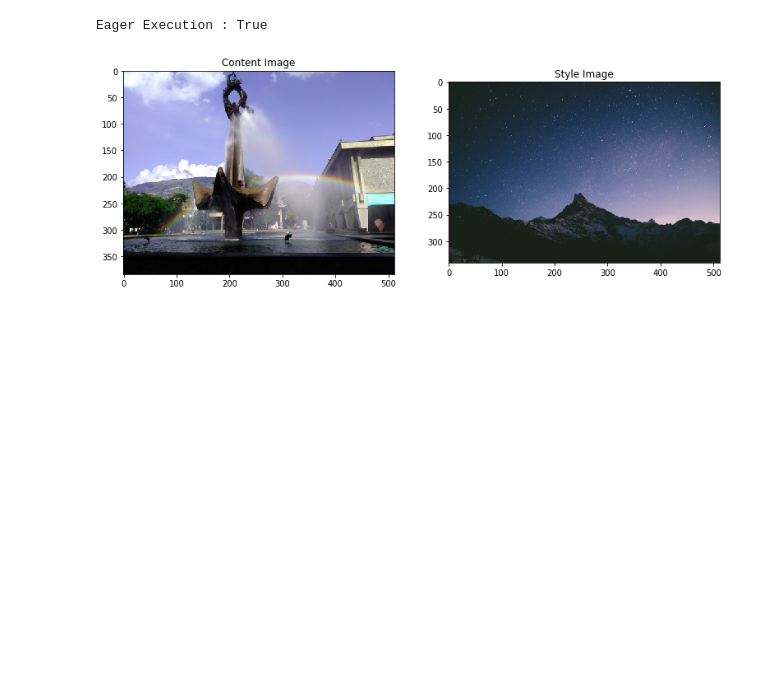
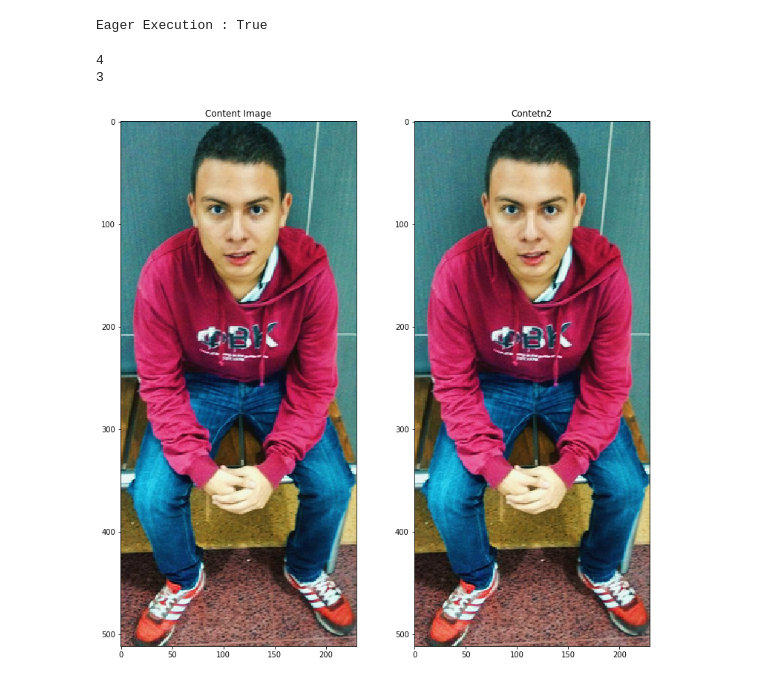
Before and after one commit to MartinEliasQ/DeepStyleTransfer, a Jupyter notebook: notebooks/Untitled1.ipynb, the cells around one changed output. Saved outputs shown, nothing was run; the diff lists cells and outputs as text; code cells hidden in the pictures; blank space fills up the shorter version.

```diff
--- a/notebooks/Untitled1.ipynb
+++ b/notebooks/Untitled1.ipynb
@@ -29,7 +29,7 @@ print("Eager Execution : {}".format(tf.executing_eagerly()))
 # %% [output]
 Eager Execution : True
 # %%
-CONTENT = "../images/content.jpg"
+CONTENT = "../images/perfil.jpg"
 STYLE = "../images/style.jpg"
 # %%
 def load_img(path_to_img):
@@ -48,25 +48,29 @@ def load_img(path_to_img):
 
 def imshow(img, title=None):
     # Remove the batch dimension
-    out = np.squeeze(img, axis=0)
+    print(len(img.shape))
+    if len(img.shape)==4:
+        img = np.squeeze(img, axis=0)
     # Normalize for display
-    out = out.astype('uint8')
+    out = img.astype('uint8')
     plt.imshow(out)
     if title is not None:
         plt.title(title)
         plt.imshow(out)
 # %%
 plt.figure ( figsize = ( 13 , 13 ))
-content = load_img(CONTENT).astype('uint8')
-style = load_img(STYLE).astype('uint8')
+content = load_img(CONTENT)
+#style = load_img(STYLE).astype('uint8')
 
 plt.subplot(1, 2, 1)
 imshow(content, 'Content Image')
 plt.subplot(1, 2, 2)
-imshow(style, 'Style Image')
+imshow(np.squeeze(content, axis=0),"Contetn2")
 plt.show()
 # %% [output]
+4
+3
-[figure, old version]
+[figure, new version]
 # %%
 def load_and_process_img(path_to_img):
     img = load_img(path_to_img)
```
Also changed, not shown: 1 other file.
